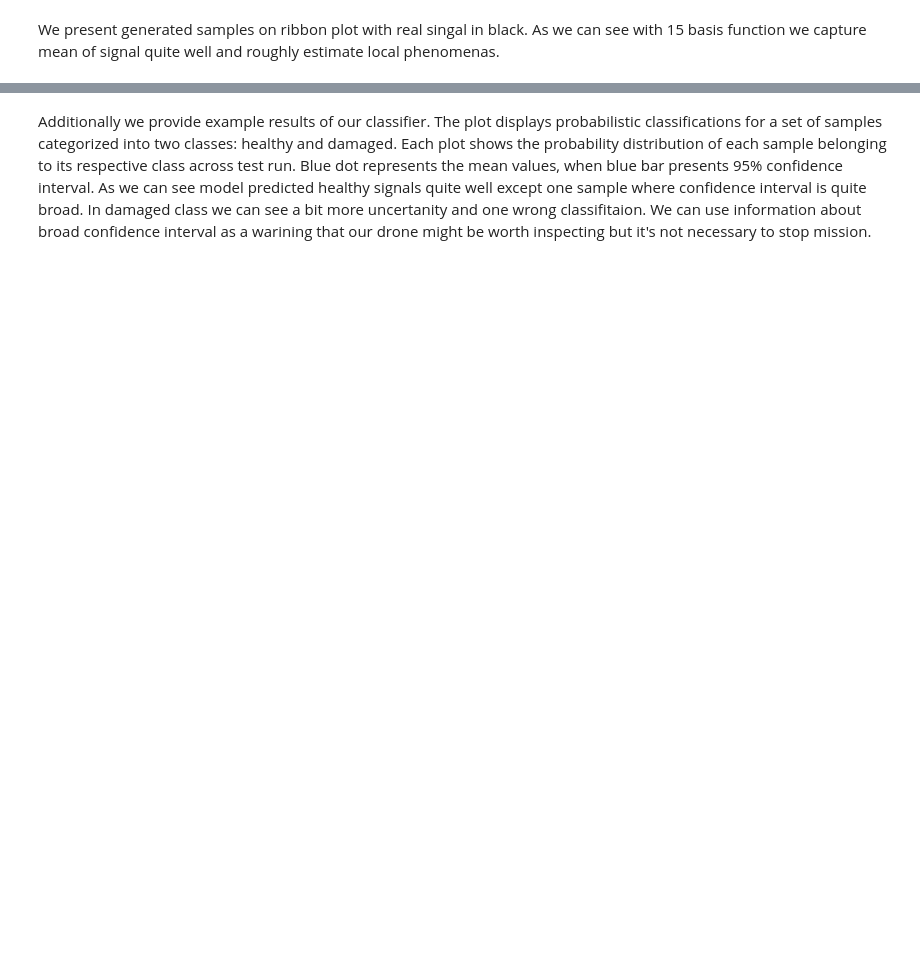
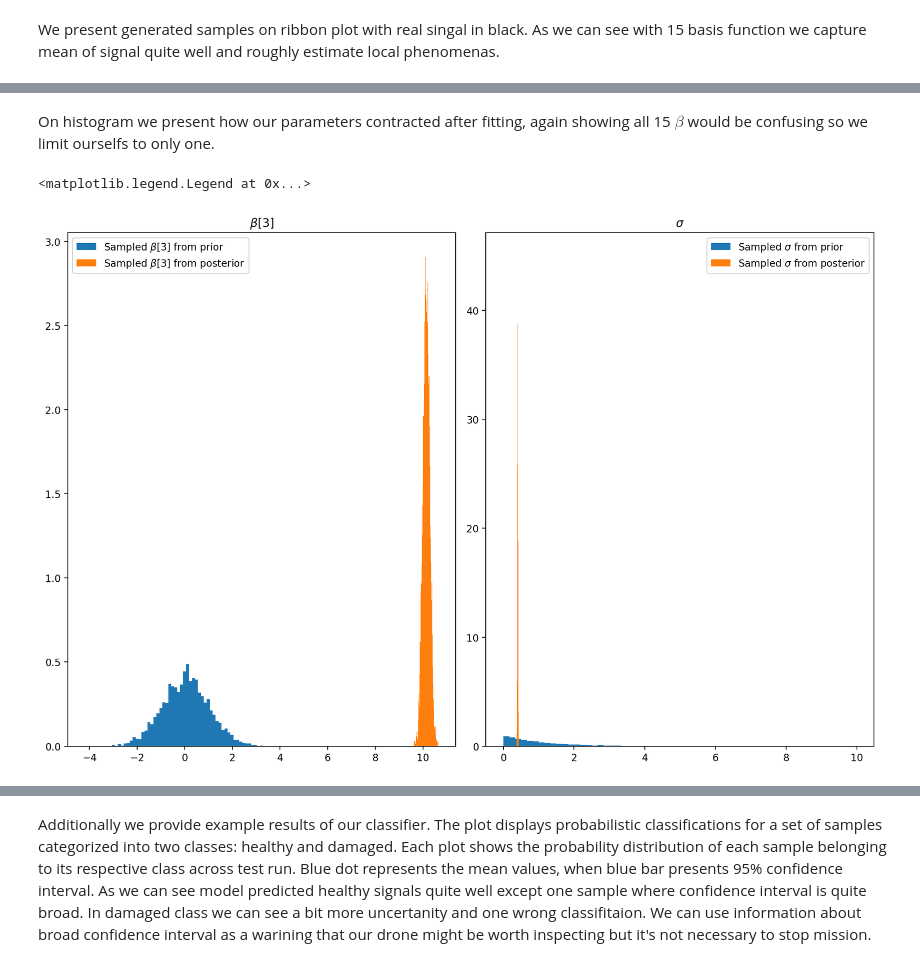
Before and after one commit to AiR-ISZ-Gr1/drones_prediction, a Jupyter notebook: final.ipynb, the cells around one changed output, grey strips where cells are left out. Saved outputs shown, nothing was run; the diff lists cells and outputs as text; code cells hidden in the pictures; blank space fills up the shorter version.

Commit message:
finished posterior analysis

```diff
--- a/final.ipynb
+++ b/final.ipynb
@@ -457,0 +447,28 @@ axes.plot(x,acc_healthy_data[0], color = 'k',alpha=0.8)
+# %% [markdown]
+On histogram we present how our parameters contracted after fitting, again showing all 15 $\beta$ would be confusing so we limit ourselfs to only one.
+# %%
+sigma = samples_posterior.stan_variable('sigma')
+sigma_pred = samples_posterior.stan_variable('sigma_sim_hat')
+
+betas = samples_posterior.stan_variable('betas')[:,2]
+betas_pred = samples_posterior.stan_variable('betas_sim_hat')[:,2]
+
+
+fig,axes = plt.subplots(1,2,figsize = (12,8), tight_layout=True)
+
+x = np.linspace(-5, 5, 100)
+y = stats.norm.pdf(x=x,loc=0,scale=1)
+axes[0].hist(beta_pred, bins=60,label=r'Sampled $\beta[3]$ from prior',density=True)
+axes[0].set_title(r'$\beta[3]$')
+axes[0].hist(betas, bins=60,label=r'Sampled $\beta[3]$ from posterior',density=True)
+axes[0].legend()
+
+x = np.linspace(0,10,100)
+y = stats.expon.pdf(x=x,scale=1)
+axes[1].hist(sigma_pred, bins=60,label=r'Sampled $\sigma$ from prior',density=True)
+axes[1].set_title(r'$\sigma$')
+axes[1].hist(sigma, bins=60,label=r'Sampled $\sigma$ from posterior',density=True)
+axes[1].legend()
+# %% [output]
+<matplotlib.legend.Legend at 0x...>
+[figure, added]
```
Also changed, not shown: parts of 34 cells of this notebook, 6 other files.
